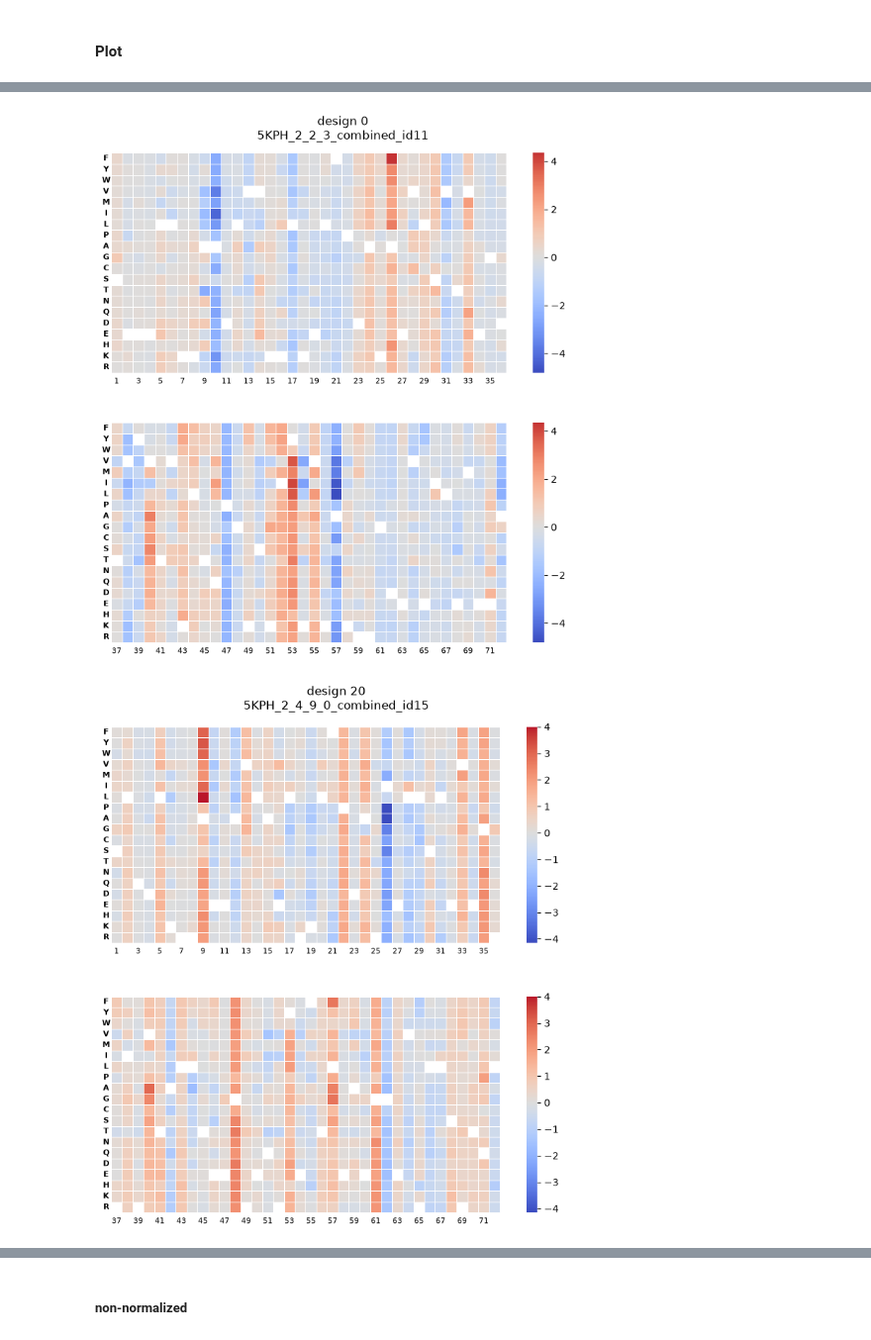
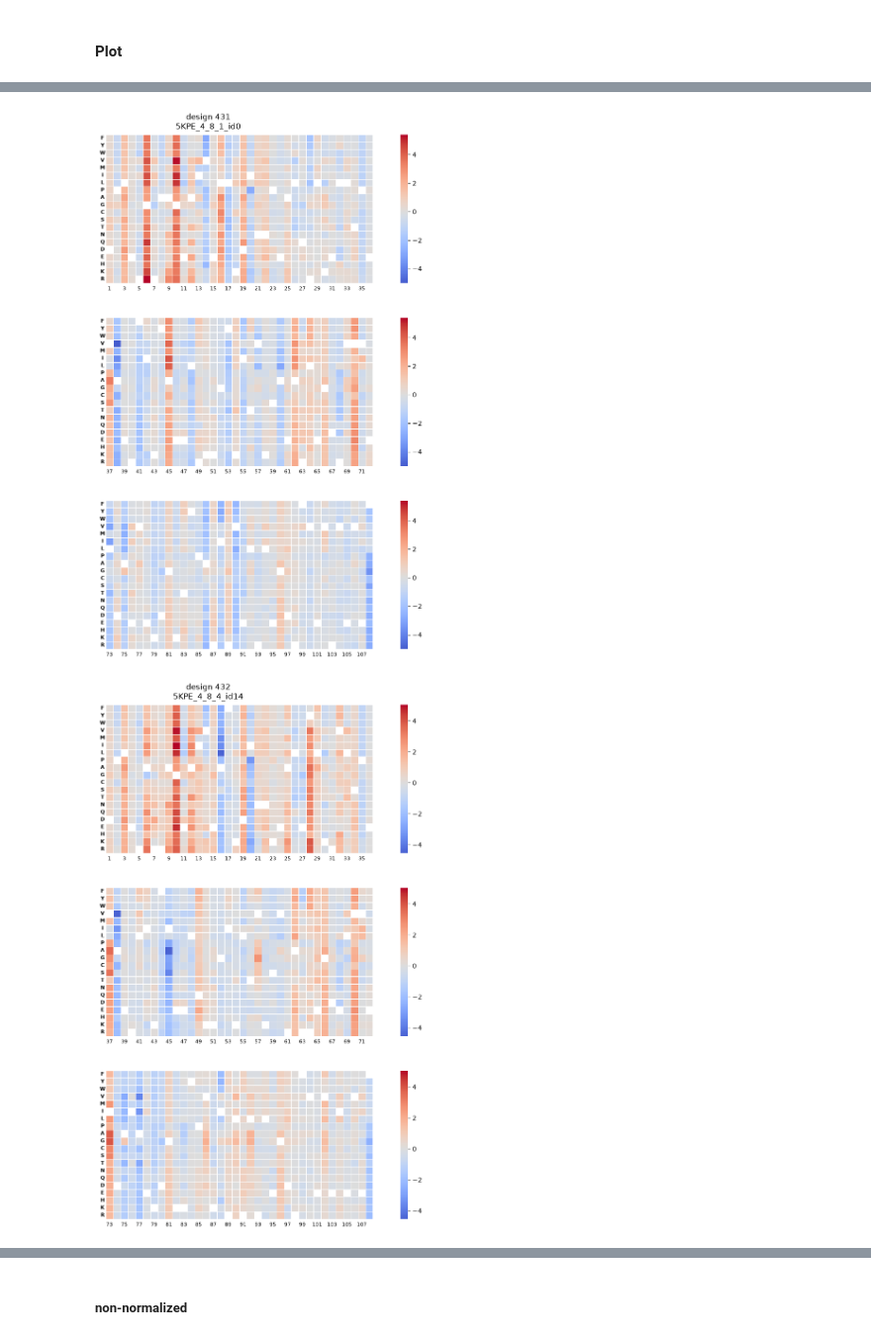
Before and after one commit to geanhu/rotation-su26-kortemme-lab, a Jupyter notebook: notebooks/conformational-biasing.ipynb, the cells around one changed output, grey strips where cells are left out. Shown at 99% size. Cells and saved outputs as stored; diff of their text form; code cells hidden in the pictures.

```diff
--- a/notebooks/conformational-biasing.ipynb
+++ b/notebooks/conformational-biasing.ipynb
@@ -112,26 +145,26 @@ graph_df['combined_bias'] = graph_df[['frame2seq_pdb0_z_bias', 'proteinmpnn_pdb0
 #### Plot
 # %%
 # compare scores
+x = 'caliby_pdb0_z_bias'
+y = 'frame2seq_pdb0_z_bias'
 
 # sort by combined (summed) bias ~= agreement
-graph_df['combined_bias'] = graph_df['proteinmpnn_pdb0_z_bias'] + graph_df['frame2seq_pdb0_z_bias']
+graph_df['combined_bias'] = graph_df[x] + graph_df[y]
 graph_df = graph_df.sort_values(
     by='combined_bias', ascending=False
 ).reset_index(drop=True)
 
 # assign bias
-if 'bias' not in graph_df.columns:
-    model = 'proteinmpnn' # with proteinmpnn scores, for now
-    graph_df['bias'] = graph_df.progress_apply(
-        # use proteinmpnn to filter out low expresssion mutants, for now
-        lambda row: assign_bias(row, len(graph_df), 'proteinmpnn'), axis=1
-    ) #type: ignore
-    graph_df['bias'] = graph_df['bias'].astype('category')
+# if 'bias' not in graph_df.columns:
+#     model = 'proteinmpnn' # with proteinmpnn scores, for now
+#     graph_df['bias'] = graph_df.progress_apply(
+#         # use proteinmpnn to filter out low expresssion mutants, for now
+#         lambda row: assign_bias(row, len(graph_df), 'proteinmpnn'), axis=1
+#     ) #type: ignore
+#     graph_df['bias'] = graph_df['bias'].astype('category')
 
 # plot
 print('Plotting ...')
-x = 'frame2seq_pdb0_z_bias'
-y = 'proteinmpnn_pdb0_z_bias'
 
 graph = sns.JointGrid(
     data=graph_df,
@@ -180,8 +213,8 @@ graph.ax_joint.plot(
 
 # axes
 ax = graph.ax_joint
-ax.set_xlabel('frame2seq bias', fontsize=16, fontweight='bold')
-ax.set_ylabel('proteinmpnn bias', fontsize=16, fontweight='bold')
+ax.set_xlabel(f'{x.split('_')[0]} bias', fontsize=16, fontweight='bold')
+ax.set_ylabel(f'{y.split('_')[0]} bias', fontsize=16, fontweight='bold')
 ax.tick_params(
     axis='both',
     labelsize=12,
@@ -214,7 +247,7 @@ Plotting ...
 # %%
 # separate by structure
-#designs = np.unique(graph_df['design'])
-designs = [0, 20, 233, 417]
+designs = np.unique(graph_df['design'])
+#designs = [0, 20, 233, 417]
 
 graph_dfs = [
     graph_df[graph_df['design'] == design]
@@ -224,12 +257,12 @@ graph_dfs = [
 # distributions of raw scores for each state
 fig, ax = plt.subplots(figsize=(6, 6))
 
-model = 'proteinmpnn'
+model = 'caliby'
 graph_df_safe = graph_df.copy()
-graph_df = graph_df[
-    (graph_df[f'{model}_pdb1_z'] > 0) |
-    (graph_df[f'{model}_pdb0_z'] > 0)
-]
+# graph_df = graph_df[
+#     (graph_df[f'{model}_pdb1_z'] > 0) |
+#     (graph_df[f'{model}_pdb0_z'] > 0)
+# ]
 
 # plot
 sns.violinplot(
@@ -387,7 +423,7 @@ for df in graph_dfs:
     heatmap = heatmap.loc[aa_order]
 
     # split df
-    split_num = 2
+    split_num = 3
     mid = int(np.ceil(heatmap.shape[1] / split_num))
     heatmaps = [
         heatmap.iloc[:, (i * mid): ((i + 1) * mid)]
@@ -423,32 +459,32 @@ for df in graph_dfs:
             square=True,
             linewidths=0.5,
             linecolor='white',
             cmap=cmap
         )
 
         # axes
         ax.set_ylabel('')
         ax.set_xlabel('')
         ax.tick_params(
             axis='both',
             labelsize=8,
             labelrotation=0, # turn correct way
             length=0, #ticks off
             pad=5,
         )
         plt.setp(
             ax.get_yticklabels(),
             ha='center',
             fontweight='bold'
         )
 
         # title
         plt.suptitle(
             f'design {df.iloc[0]['design']}\n{df.iloc[0]['name']}'
         )
 
     plt.tight_layout(h_pad=4.0)
     plt.show()
 # %% [output]
-[figure, old version]
+[figure, new version]
-[figure, old version]
+[figure, new version]
```
Also changed, not shown: parts of 27 cells of this notebook, 5 other files.
